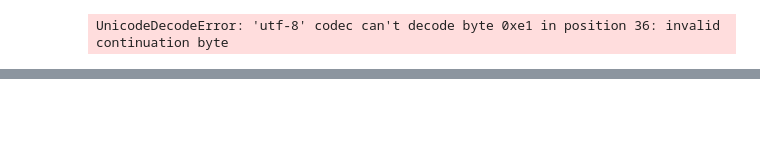
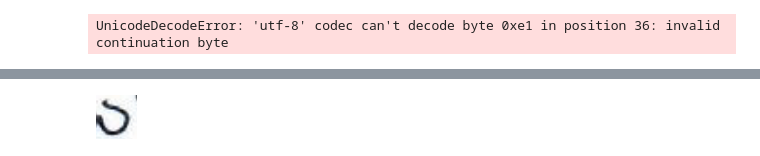
Before and after one commit to AnaChikashua/Georgian-OCR, a Jupyter notebook: train_model.ipynb, the cells around one changed output, grey strips where cells are left out. Drawn from its saved outputs; the diff is of its cells as text; code cells hidden in the pictures; blank space fills up the shorter version.

```diff
--- a/train_model.ipynb
+++ b/train_model.ipynb
@@ -125,0 +130,4 @@ test_model('result/Untitled._0.png')
+# %%
+from datasets import load_dataset
+
+dataset = load_dataset("AnaChikashua/handwriting", split='train')
@@ -125,0 +137,4 @@ test_model('result/Untitled._0.png')
+# %%
+dataset[0]['image']
+# %% [output]
+[figure, added]
```
Also changed, not shown: parts of 7 cells of this notebook, 12 other files.
